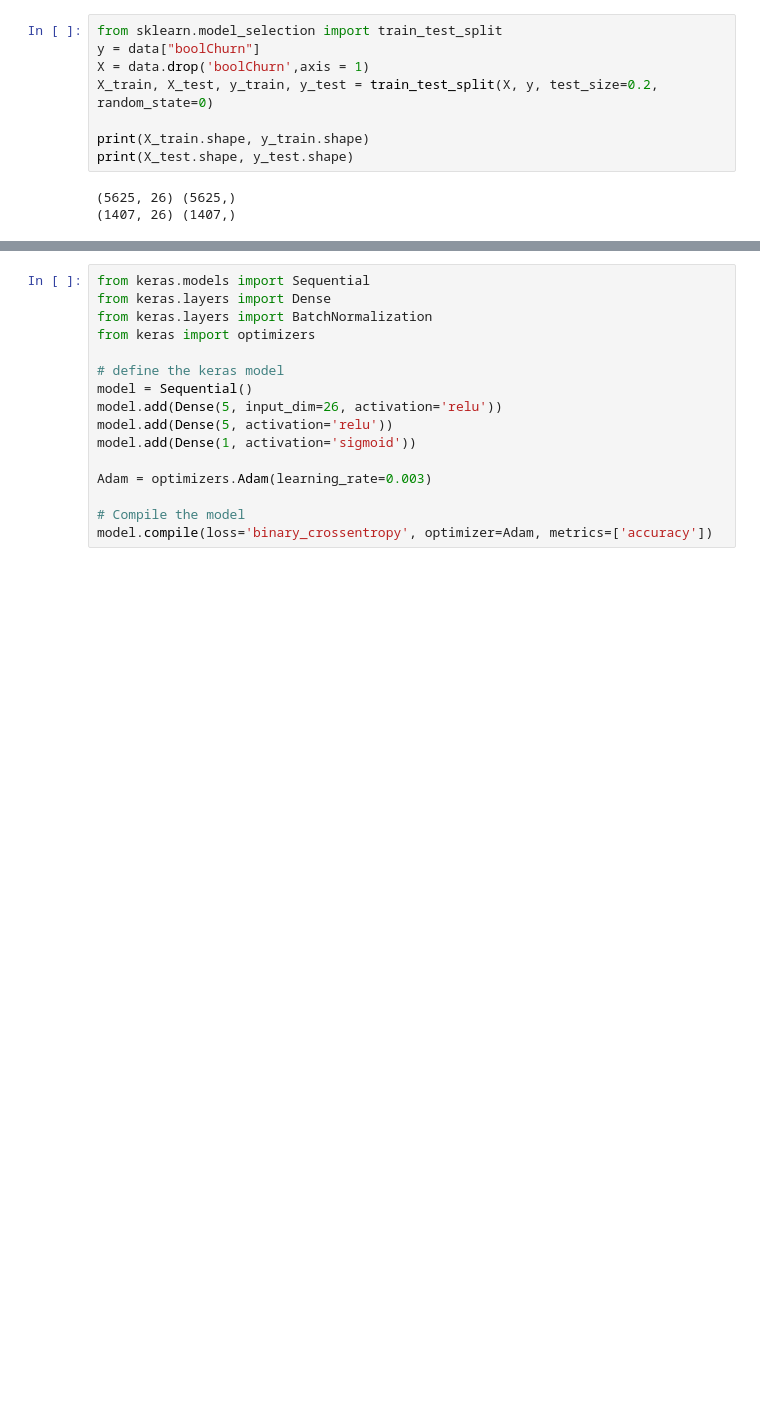
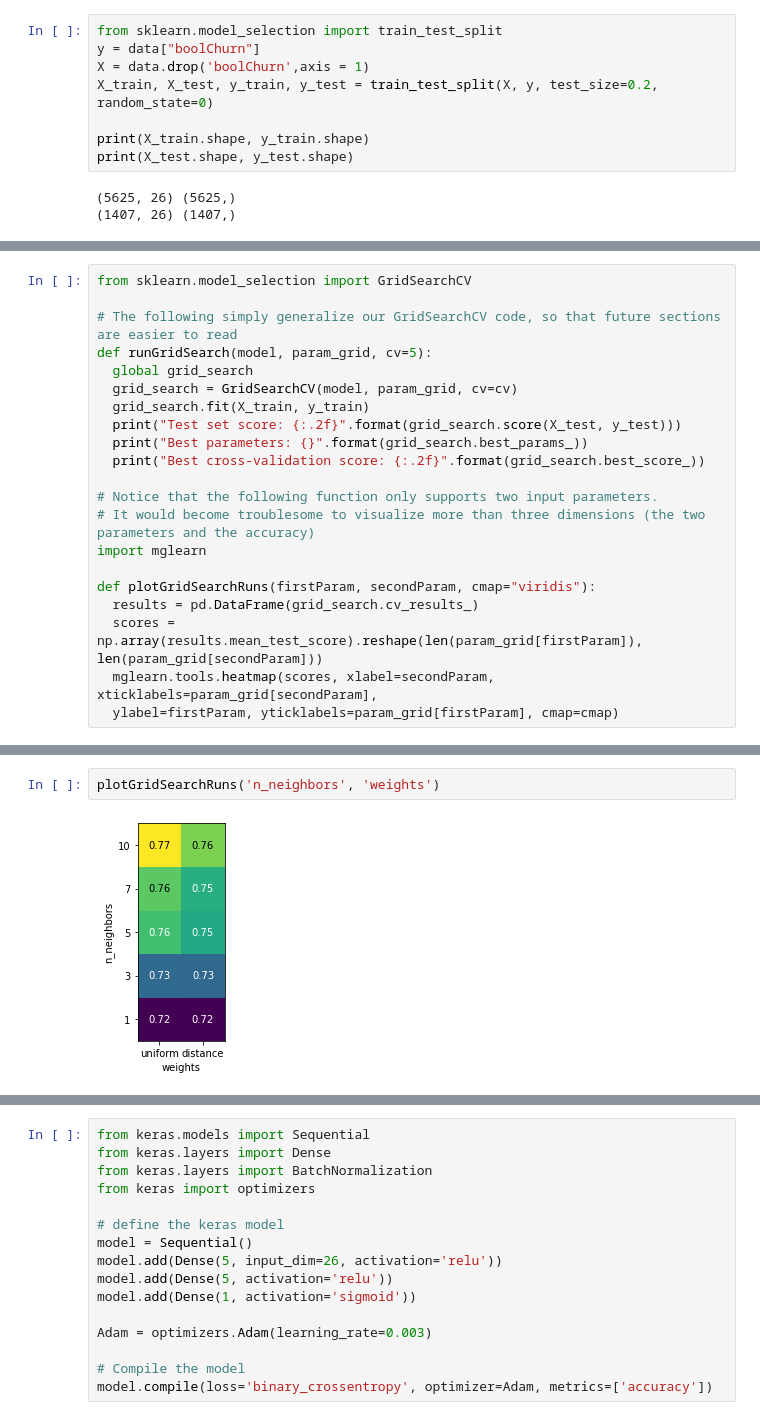
Before and after one commit to edab96/AI-and-Robotics-Project, a Jupyter notebook: Telco_Churn_Prediction.ipynb, the cells around one changed output, grey strips where cells are left out. Drawn from its saved outputs; the diff is of its cells as text; blank space fills up the shorter version.

Commit message:
Added utility functions for GridSearch and e aluation for various ML Classifiers

```diff
--- a/Telco_Churn_Prediction.ipynb
+++ b/Telco_Churn_Prediction.ipynb
@@ -332,0 +333,21 @@ accuracy : 0.8046075085324232
+# %%
+from sklearn.model_selection import GridSearchCV
+
+# The following simply generalize our GridSearchCV code, so that future sections are easier to read
+def runGridSearch(model, param_grid, cv=5):
+  global grid_search
+  grid_search = GridSearchCV(model, param_grid, cv=cv)
+  grid_search.fit(X_train, y_train)
+  print("Test set score: {:.2f}".format(grid_search.score(X_test, y_test)))
+  print("Best parameters: {}".format(grid_search.best_params_))
+  print("Best cross-validation score: {:.2f}".format(grid_search.best_score_))
+
+# Notice that the following function only supports two input parameters.
+# It would become troublesome to visualize more than three dimensions (the two parameters and the accuracy)
+import mglearn
+
+def plotGridSearchRuns(firstParam, secondParam, cmap="viridis"):
+  results = pd.DataFrame(grid_search.cv_results_)
+  scores = np.array(results.mean_test_score).reshape(len(param_grid[firstParam]), len(param_grid[secondParam]))
+  mglearn.tools.heatmap(scores, xlabel=secondParam, xticklabels=param_grid[secondParam],
+  ylabel=firstParam, yticklabels=param_grid[firstParam], cmap=cmap)
@@ -332,0 +368,4 @@ accuracy : 0.8046075085324232
+# %%
+plotGridSearchRuns('n_neighbors', 'weights')
+# %% [output]
+[figure, added]
```
Also changed, not shown: parts of 38 cells of this notebook.
